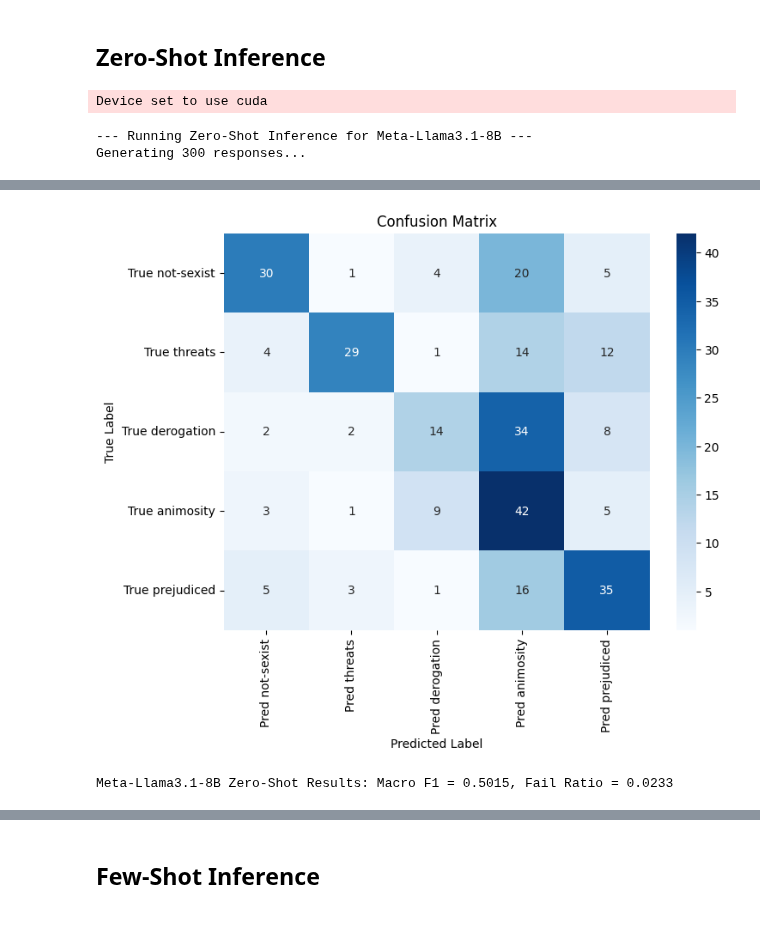
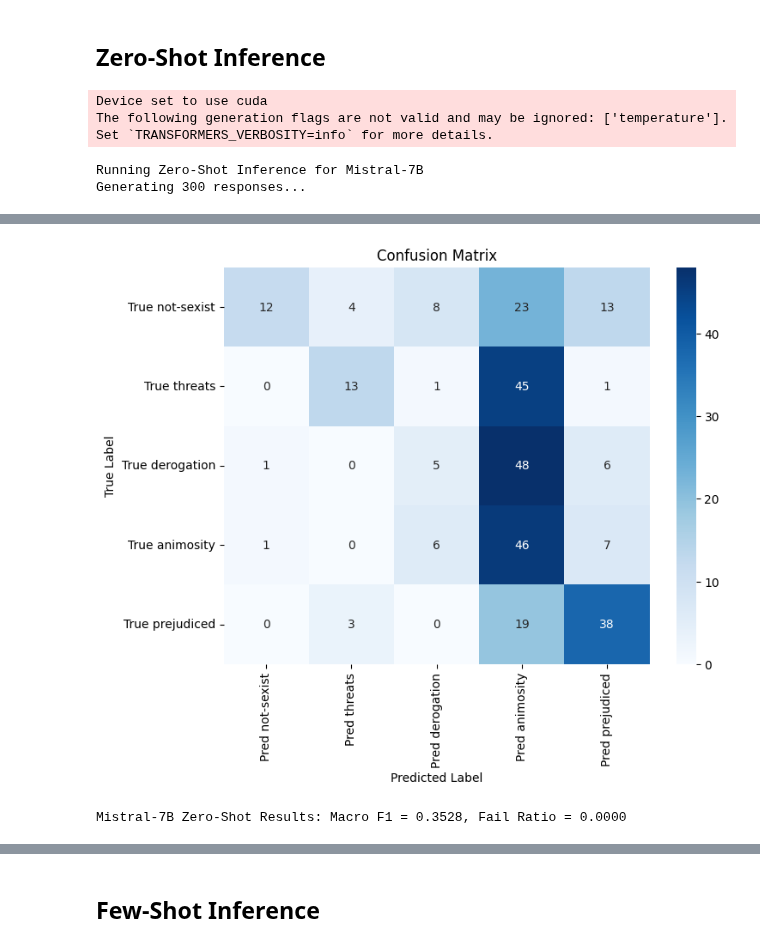
Before and after one commit to LuGorr/Sexist-Tweet-Detection, a Jupyter notebook: A2/Assignment_2.ipynb, the cells around one changed output, grey strips where cells are left out. Cells and saved outputs as stored; diff of their text form; code cells hidden in the pictures.

```diff
--- a/A2/Assignment_2.ipynb
+++ b/A2/Assignment_2.ipynb
@@ -167,8 +168,8 @@ Label names for plots: ['not-sexist', 'threats', 'derogation', 'animosity', 'pre
 # %%
 # Defining the models we are going to use
 models_to_test = {
-    "Meta-Llama3.1-8B": "meta-llama/Llama-3.1-8B-Instruct",
-    #"Mistral-7B": "mistralai/Mistral-7B-Instruct-v0.3",
+    #"Meta-Llama3.1-8B": "meta-llama/Llama-3.1-8B-Instruct",
+    "Mistral-7B": "mistralai/Mistral-7B-Instruct-v0.3",
     #"DeepSeek-R1-7B" : "deepseek-ai/DeepSeek-R1-Distill-Qwen-7B", # As this is a reasoning model we could test this too for bonus points
 }
 
@@ -200,11 +201,11 @@ def load_model_and_tokenizer(model_id, config=quantization_config):
     model = AutoModelForCausalLM.from_pretrained(
         model_id,
         quantization_config=config,
-        device_map="auto",
+        device_map=device,
     )
     print(f"Successfully loaded {model_id}")
     return model, tokenizer
 # %%
-model_id = models_to_test["Meta-Llama3.1-8B"]
+model_id = models_to_test["Mistral-7B"]
 model, tokenizer = load_model_and_tokenizer(model_id, quantization_config)
 # %% [output]
@@ -482,49 +495,38 @@ def generate_responses(model, tokenizer, prompt_examples):
 # %% [markdown]
 ## Zero-Shot Inference
 # %%
-# Store results for final comparison
-experiment_results = []
-# Store parsed predictions for confusion matrices
-parsed_predictions = {}
-# Store raw responses for qualitative analysis
-raw_responses_log = {}
+MINI_SIZE=300
 
-MINI_SIZE=10
+print(f"\nRunning Zero-Shot Inference for {next(iter(models_to_test))}")
 
-# Load and use each model
-# !!! Moreover, we should try uploading the models on google drive and see if they load faster
+# Prepare Prompts
+prompts = prepare_prompts(
+test_texts[:MINI_SIZE],
+ZERO_SHOT_PROMPT_TEMPLATE,
+examples_str=None,
+)
 
-for model_name, model_id in models_to_test.items():
-    print(f"\n--- Running Zero-Shot Inference for {model_name} ---")
+# Generate Responses
+raw_responses = generate_responses(model, tokenizer, prompts)
+raw_responses_log[f"{next(iter(models_to_test))}_zero_shot"] = raw_responses
 
-    # Prepare Prompts
-    prompts = prepare_prompts(
-        test_texts[:MINI_SIZE],
-        ZERO_SHOT_PROMPT_TEMPLATE,
-        examples_str=None,
-    )
+# Compute Metrics
+metrics, y_pred = compute_metrics(raw_responses, y_true[:MINI_SIZE])
+parsed_predictions[f"{next(iter(models_to_test))}_zero_shot"] = y_pred
 
-    # Generate Responses
-    raw_responses = generate_responses(model, tokenizer, prompts)
-    raw_responses_log[f"{model_name}_zero_shot"] = raw_responses
+# Store results
+result_entry = {
+  "model": next(iter(models_to_test)),
+  "setting": "Zero-Shot",
+  "macro_f1": metrics["macro_f1"],
+  "fail_ratio": metrics["fail_ratio"],
+  "confusion_matrix": metrics["confusion_matrix"],
+}
+experiment_results.append(result_entry)
 
-    # Compute Metrics
-    metrics, y_pred = compute_metrics(raw_responses, y_true[:MINI_SIZE])
-    parsed_predictions[f"{model_name}_zero_shot"] = y_pred
-
-    # Store results
-    result_entry = {
-        "model": model_name,
-        "setting": "Zero-Shot",
-        "macro_f1": metrics["macro_f1"],
-        "fail_ratio": metrics["fail_ratio"],
-    }
-    experiment_results.append(result_entry)
-
-    print(
-        f"{model_name} Zero-Shot Results: Macro F1 = {metrics['macro_f1']:.4f}, Fail Ratio = {metrics['fail_ratio']:.4f}"
-    )
+print(f"{next(iter(models_to_test))} Zero-Shot Results: Macro F1 = {metrics['macro_f1']:.4f}, Fail Ratio = {metrics['fail_ratio']:.4f}")
 # %% [output]
 Device set to use cuda
+The following generation flags are not valid and may be ignored: ['temperature']. Set `TRANSFORMERS_VERBOSITY=info` for more details.
---- Running Zero-Shot Inference for Meta-Llama3.1-8B ---
+Running Zero-Shot Inference for Mistral-7B
 Generating 300 responses...
@@ -546,4 +548,4 @@ Generating 300 responses...
 
 Plotting Confusion Matrix...
-[figure, old version]
+[figure, new version]
-Meta-Llama3.1-8B Zero-Shot Results: Macro F1 = 0.5015, Fail Ratio = 0.0233
+Mistral-7B Zero-Shot Results: Macro F1 = 0.3528, Fail Ratio = 0.0000
```
Also changed, not shown: parts of 13 cells of this notebook.
